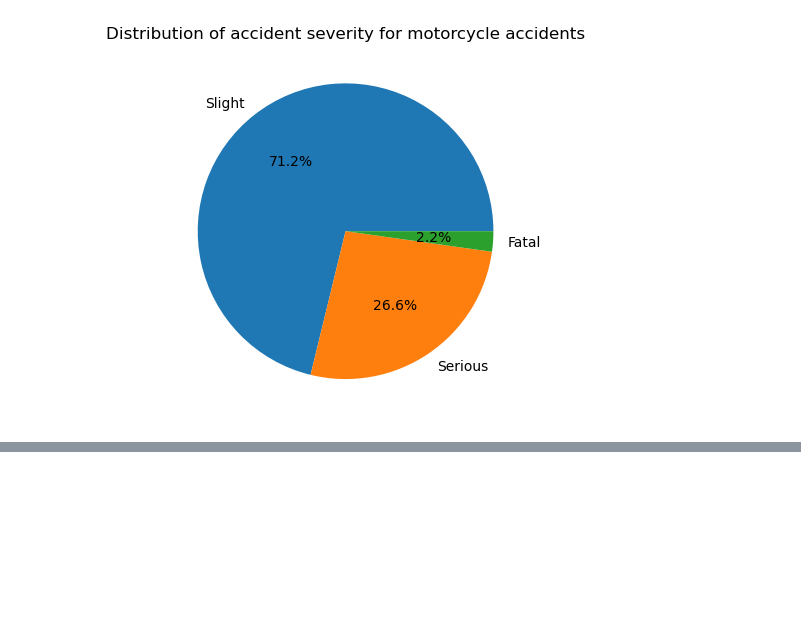
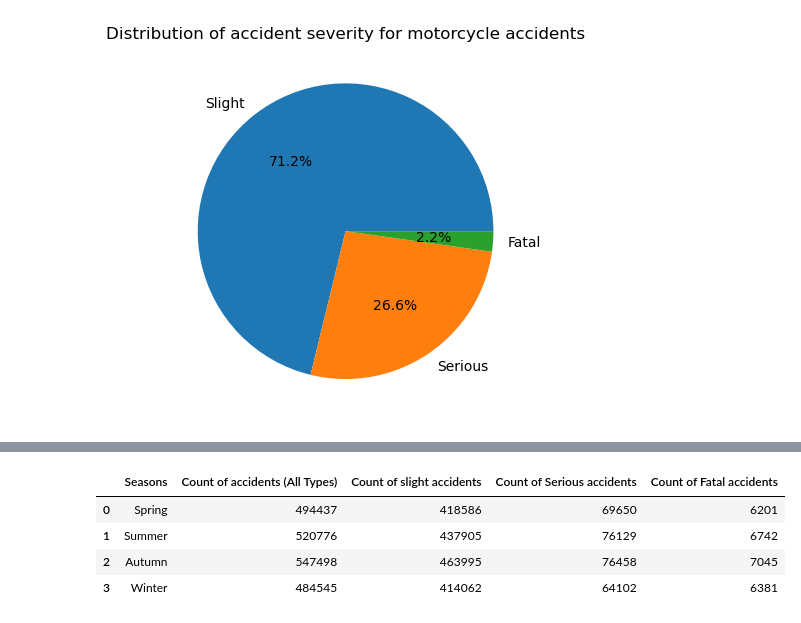
Before and after one commit to stachu123/car-accidents-pyspark, a Jupyter notebook: Car_accidents.ipynb, the cells around one changed output, grey strips where cells are left out. Saved outputs shown, nothing was run; the diff lists cells and outputs as text; code cells hidden in the pictures; blank space fills up the shorter version.

```diff
--- a/Car_accidents.ipynb
+++ b/Car_accidents.ipynb
@@ -343,0 +380,7 @@ ax.pie(sizes, labels=labels, autopct='%1.1f%%')
+# %%
+### severity columns
+weather_acc = weather_acc \
+    .withColumn('Slight', when(col('Accident_Severity') == 'Slight', 1).otherwise(0)) \
+    .withColumn('Fatal', when(col('Accident_Severity') == 'Fatal', 1).otherwise(0)) \
+    .withColumn('Serious', when(col('Accident_Severity') == 'Serious', 1).otherwise(0))
+weather_acc.limit(5).toPandas()
@@ -343,0 +416,16 @@ ax.pie(sizes, labels=labels, autopct='%1.1f%%')
+# %%
+#grouping by the season
+
+all_weather = weather_acc.groupby('Seasons') \
+    .agg(count('Accident_Severity').alias('Count of accidents (All Types)'), \
+         sum('Slight').alias('Count of slight accidents'), \
+         sum('Serious').alias('Count of Serious accidents'), \
+         sum('Fatal').alias('Count of Fatal accidents'))
+
+all_weather.limit(5).toPandas()
+# %% [output]
+|  | Seasons | Count of accidents (All Types) | Count of slight accidents | Count of Serious accidents | Count of Fatal accidents |
+| 0 | Spring | 494437 | 418586 | 69650 | 6201 |
+| 1 | Summer | 520776 | 437905 | 76129 | 6742 |
+| 2 | Autumn | 547498 | 463995 | 76458 | 7045 |
+| 3 | Winter | 484545 | 414062 | 64102 | 6381 |
```
Also changed, not shown: parts of 13 cells of this notebook.
